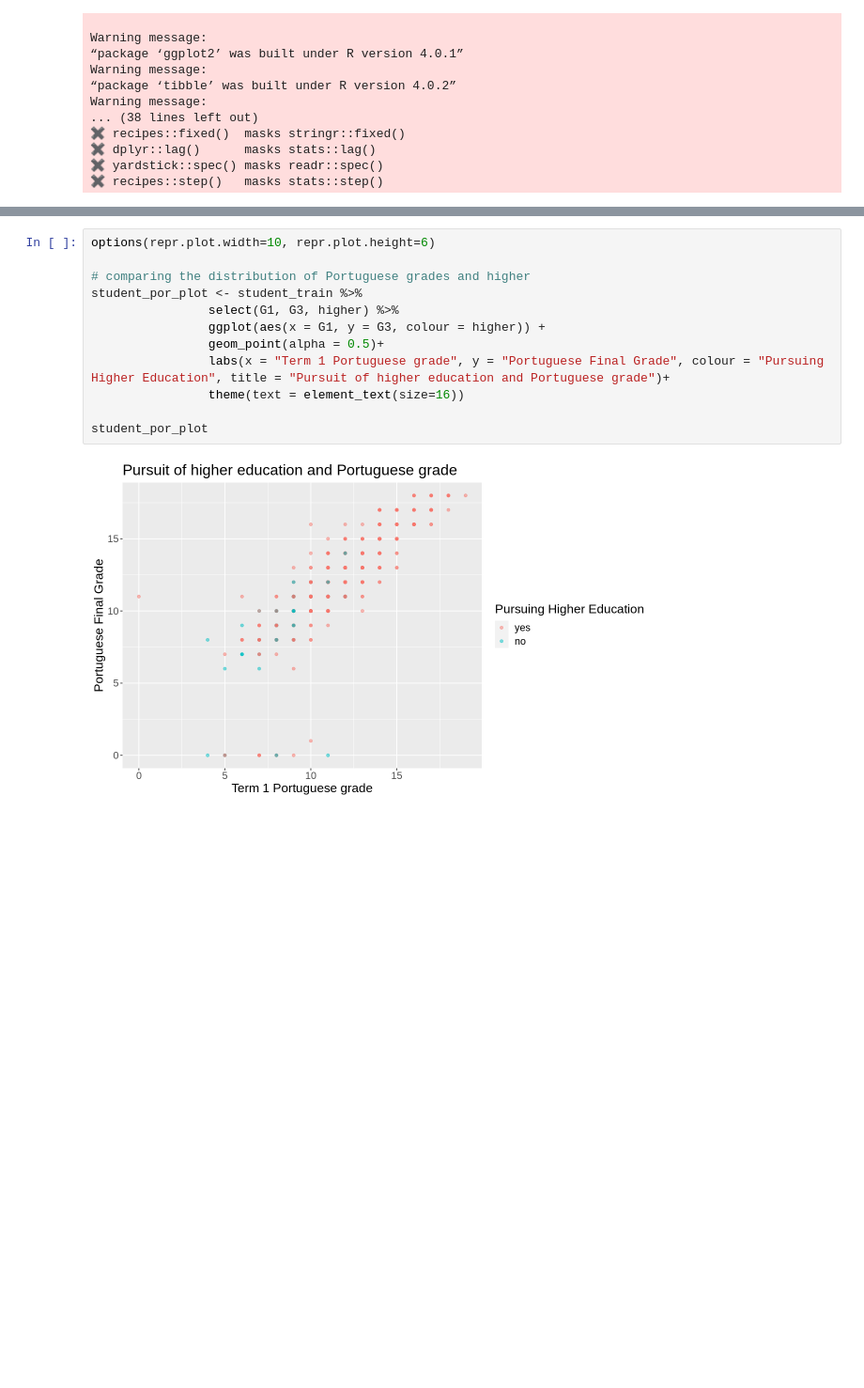
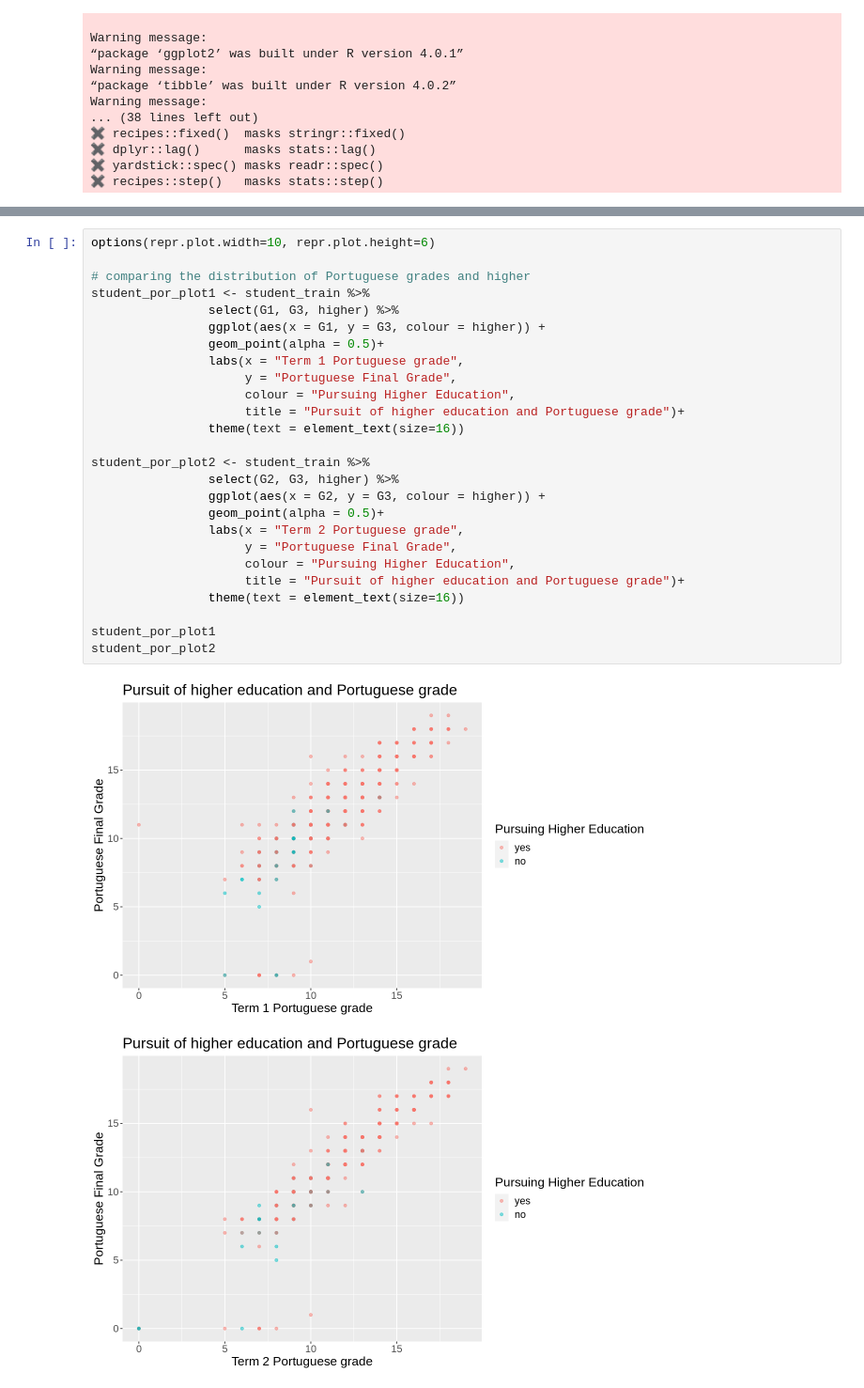
Before and after one commit to michelleykim/student_performance_analysis, a Jupyter notebook: proposal.ipynb, the cells around one changed output, grey strips where cells are left out. Shown at 94% size. Drawn from its saved outputs; the diff is of its cells as text; blank space fills up the shorter version.

```diff
--- a/proposal.ipynb
+++ b/proposal.ipynb
@@ -87,17 +88,32 @@ A data.frame: 1 × 3
 # %%
 options(repr.plot.width=10, repr.plot.height=6)
 
 # comparing the distribution of Portuguese grades and higher
-student_por_plot <- student_train %>%
+student_por_plot1 <- student_train %>%
                 select(G1, G3, higher) %>%
                 ggplot(aes(x = G1, y = G3, colour = higher)) +
                 geom_point(alpha = 0.5)+
-                labs(x = "Term 1 Portuguese grade", y = "Portuguese Final Grade", colour = "Pursuing Higher Education", title = "Pursuit of higher education and Portuguese grade")+
+                labs(x = "Term 1 Portuguese grade",
+                     y = "Portuguese Final Grade",
+                     colour = "Pursuing Higher Education",
+                     title = "Pursuit of higher education and Portuguese grade")+
                 theme(text = element_text(size=16))
 
-student_por_plot
+student_por_plot2 <- student_train %>%
+                select(G2, G3, higher) %>%
+                ggplot(aes(x = G2, y = G3, colour = higher)) +
+                geom_point(alpha = 0.5)+
+                labs(x = "Term 2 Portuguese grade",
+                     y = "Portuguese Final Grade",
+                     colour = "Pursuing Higher Education",
+                     title = "Pursuit of higher education and Portuguese grade")+
+                theme(text = element_text(size=16))
+
+student_por_plot1
+student_por_plot2
 # %% [output]
-[figure, old version]
+[figure, new version]
+[figure, added]
 # %%
 options(repr.plot.width=6, repr.plot.height=6)
 student_gender <- student_train %>%
```
Also changed, not shown: parts of 10 cells of this notebook.
